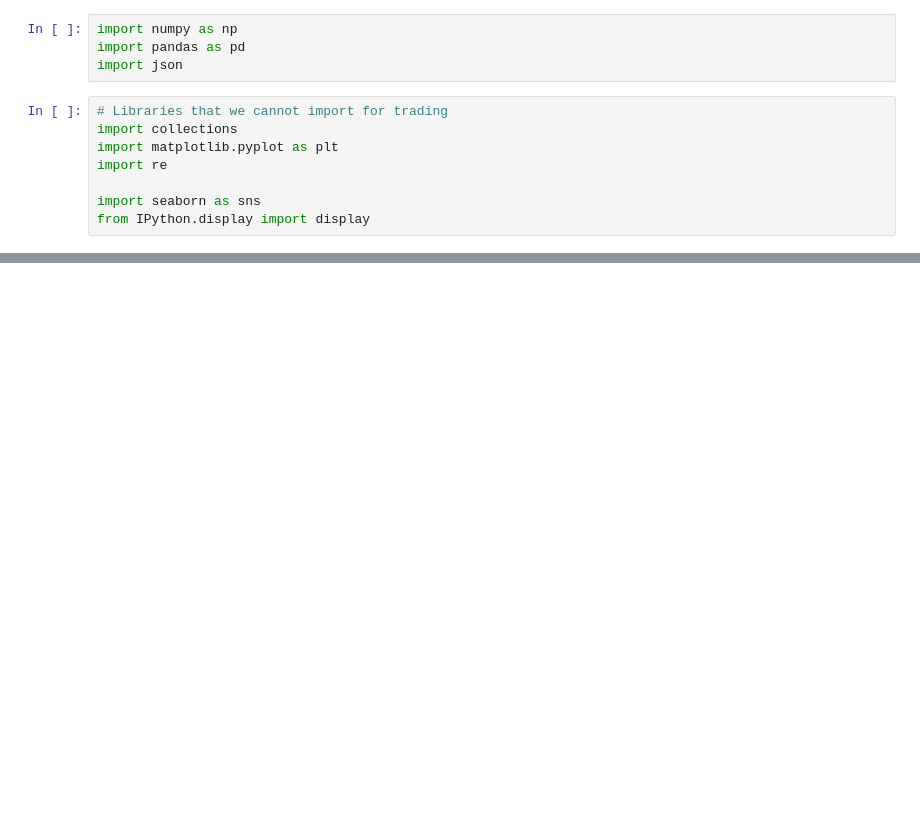
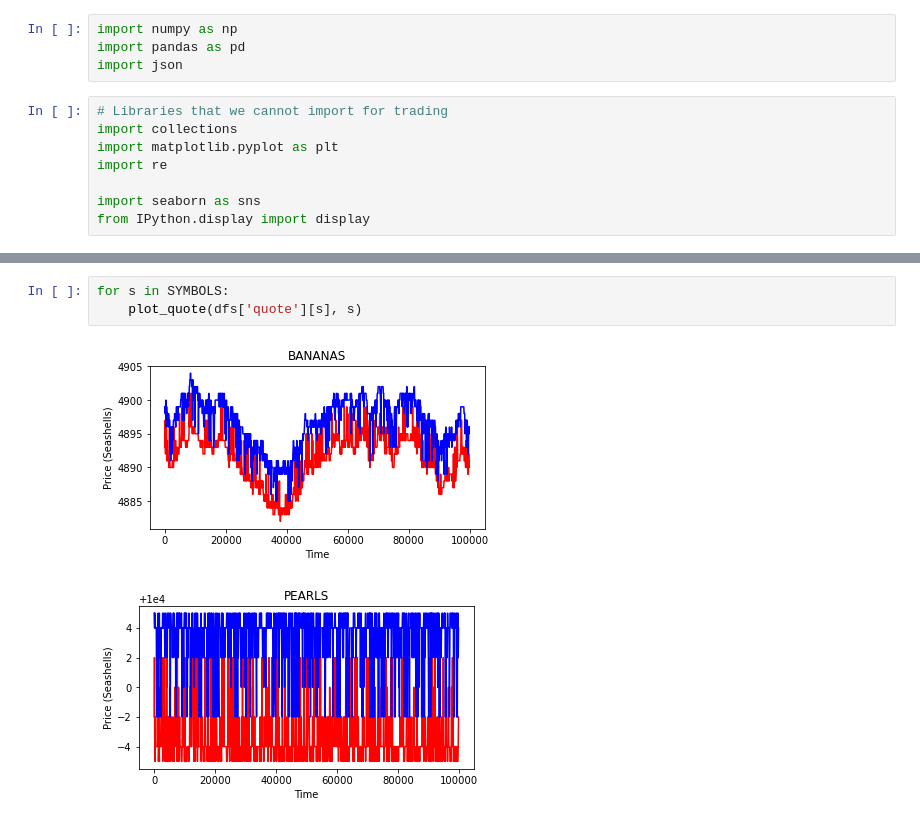
Before and after one commit to XiuLuoShen/imc_prosperity, a Jupyter notebook: Round1.ipynb, the cells around one changed output, grey strips where cells are left out. Cells and saved outputs as stored; diff of their text form; blank space fills up the shorter version.

```diff
--- a/Round1.ipynb
+++ b/Round1.ipynb
@@ -290,0 +581,6 @@ def augment_trade_data(trades):
+# %%
+for s in SYMBOLS:
+    plot_quote(dfs['quote'][s], s)
+# %% [output]
+[figure, added]
+[figure, added]
```
Also changed, not shown: parts of 28 cells of this notebook, 4 other files.
